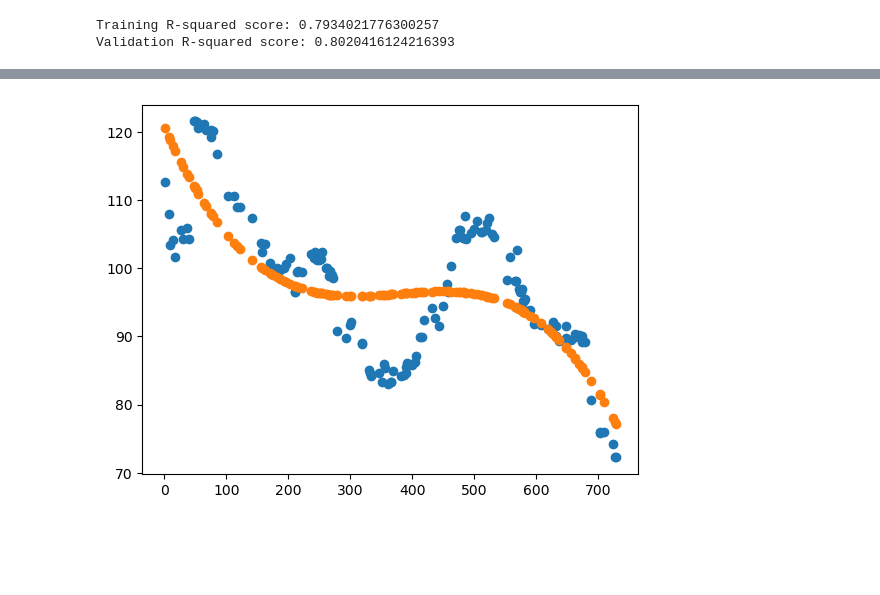
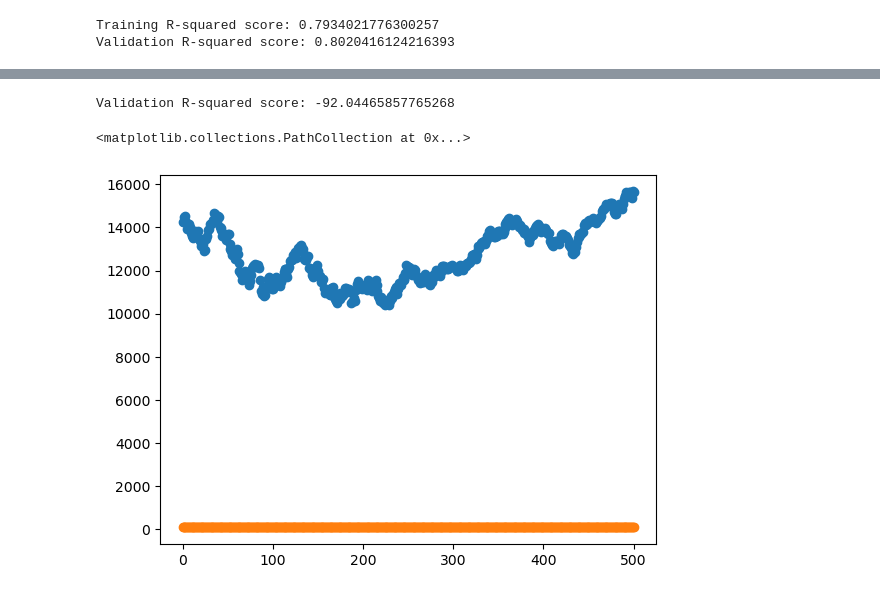
Before and after one commit to code4ry/FinRL-RegressionModels, a Jupyter notebook: Learning Models/Bayesian Regression/create_data.ipynb, the cells around one changed output, grey strips where cells are left out. Saved outputs shown, nothing was run; the diff lists cells and outputs as text; code cells hidden in the pictures; blank space fills up the shorter version.

```diff
--- a/Learning Models/Bayesian Regression/create_data.ipynb
+++ b/Learning Models/Bayesian Regression/create_data.ipynb
@@ -104,28 +165,0 @@ ax.plot(x, y)
-# %%
-# Extract features and target variable
-X = df[['Days']]
-y = df['High']
-
-# Split the data into training and validation sets
-X_train, X_valid, y_train, y_valid = train_test_split(X, y, train_size=0.8, test_size=0.2, random_state=0)
-
-# Initialize polynomial features
-poly = PolynomialFeatures(degree=3)  # Adjust degree as needed
-
-# Transform features to capture non-linear relationships
-X_train_poly = poly.fit_transform(X_train)
-X_valid_poly = poly.transform(X_valid)
-
-# Initialize and train the Bayesian Ridge regression model
-bayesian_ridge = BayesianRidge(n_iter=300)
-bayesian_ridge.fit(X_train_poly, y_train)
-
-# Make predictions
-pred_train = bayesian_ridge.predict(X_train_poly)
-pred_valid = bayesian_ridge.predict(X_valid_poly)
-
-# Evaluate the model
-train_r2 = r2_score(y_train, pred_train)
-valid_r2 = r2_score(y_valid, pred_valid)
-print("Training R-squared score:", train_r2)
-print("Validation R-squared score:", valid_r2)
@@ -135,7 +190,19 @@ Validation R-squared score: 0.5277572051308318
+# %%
+
+X_valid_poly= poly.transform(X_nasdaq)
+
+# Make predictions
+pred_valid = bayesian_ridge.predict(X_valid_poly)
+
+# Evaluate the model
+valid_r2 = r2_score(y_nasdaq, pred_valid)
+print("Validation R-squared score:", valid_r2)
+# %% [output]
+Validation R-squared score: -92.04465857765268
 # %%
 fig, ax = plt.subplots()
-ax.scatter(X_valid, y_valid)
-ax.scatter(X_valid, pred_valid)
-plt.show()
+ax.scatter(X_nasdaq, y_nasdaq)
+ax.scatter(X_nasdaq, pred_valid)
 # %% [output]
+<matplotlib.collections.PathCollection at 0x...>
-[figure, old version]
+[figure, new version]
```
Also changed, not shown: parts of 9 cells of this notebook, 1 other file.
